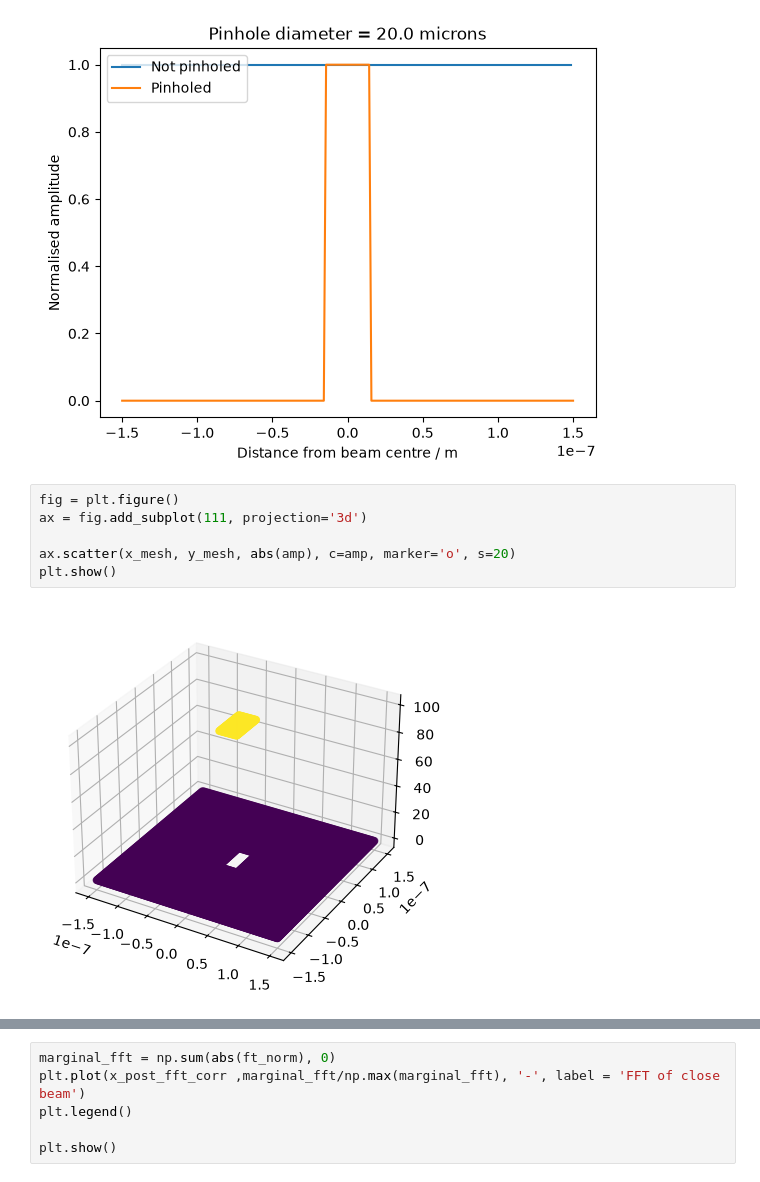
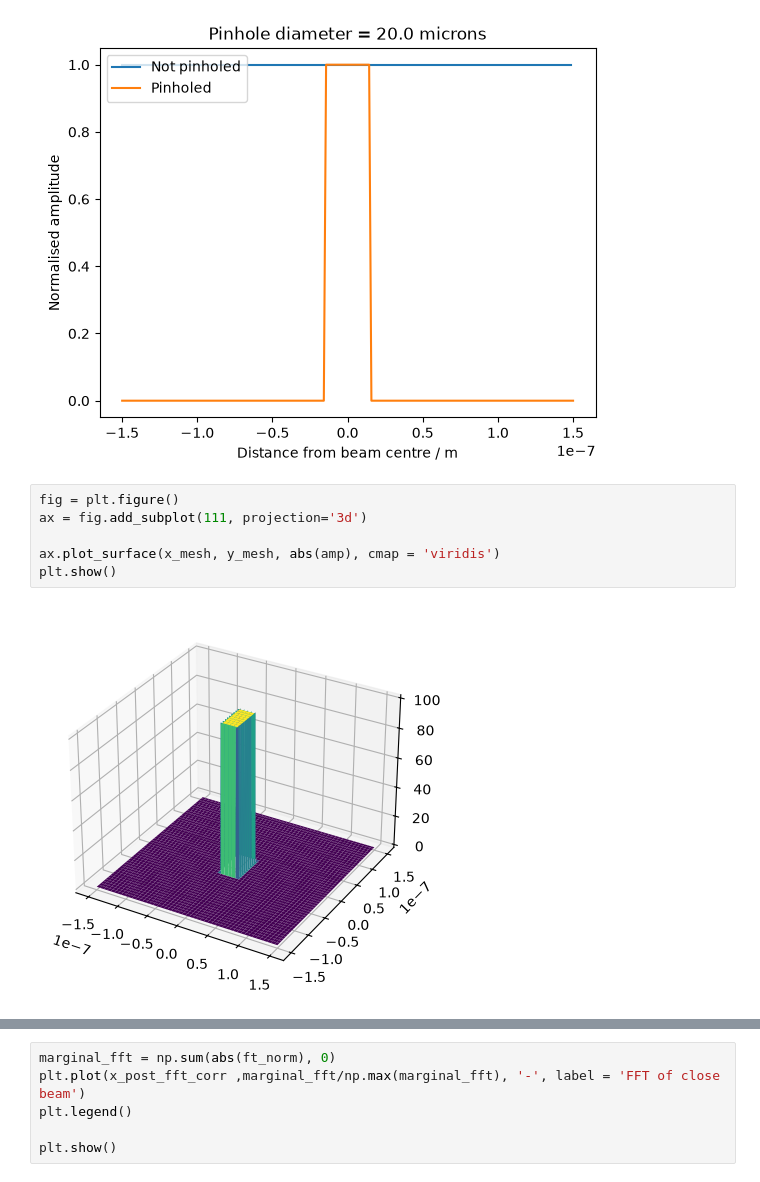
Before and after one commit to cosmosian-42/fraunhofer_diffraction, a Jupyter notebook: gaussian_beam/applying_a_mask.ipynb, the cells around one changed output, grey strips where cells are left out. Saved outputs shown, nothing was run; the diff lists cells and outputs as text.

```diff
--- a/gaussian_beam/applying_a_mask.ipynb
+++ b/gaussian_beam/applying_a_mask.ipynb
@@ -356,11 +373,11 @@ plt.show()
 # %%
 fig = plt.figure()
 ax = fig.add_subplot(111, projection='3d')
 
-ax.scatter(x_mesh, y_mesh, abs(amp), c=amp, marker='o', s=20)
+ax.plot_surface(x_mesh, y_mesh, abs(amp), cmap = 'viridis')
 plt.show()
 # %% [output]
-[figure, old version]
+[figure, new version]
 # %%
 # does the 2D fourier transform and normalises the values
 ft = calculate_2dft(amp)
```
Also changed, not shown: parts of 3 cells of this notebook.
